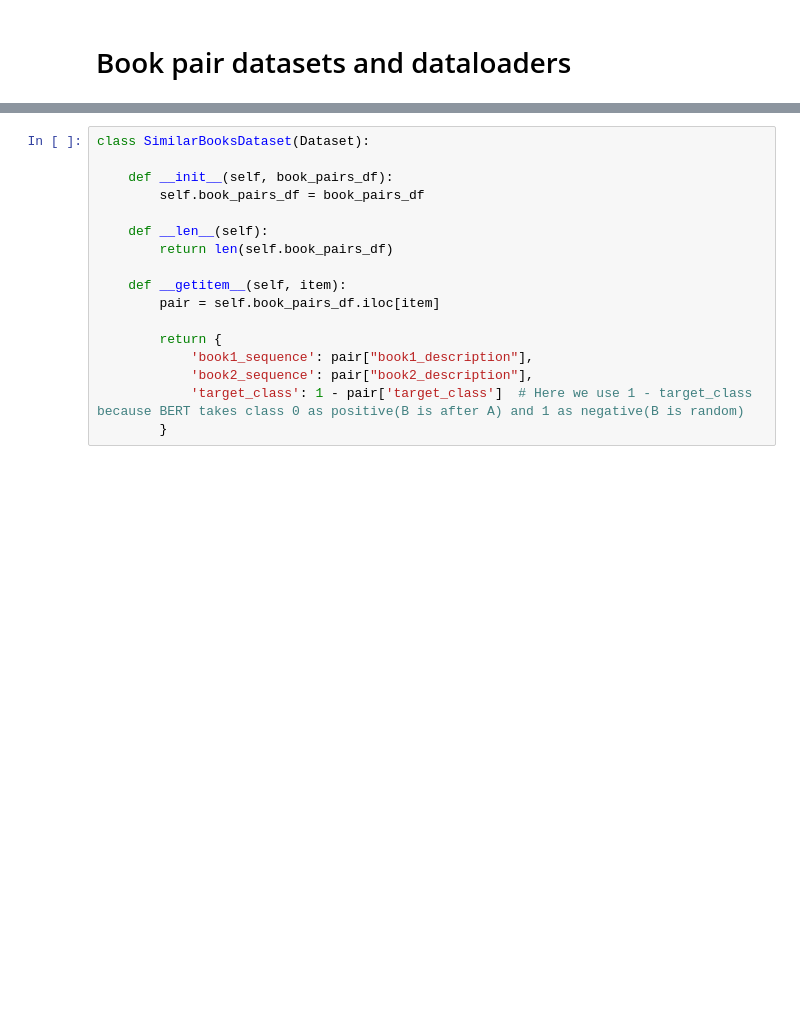
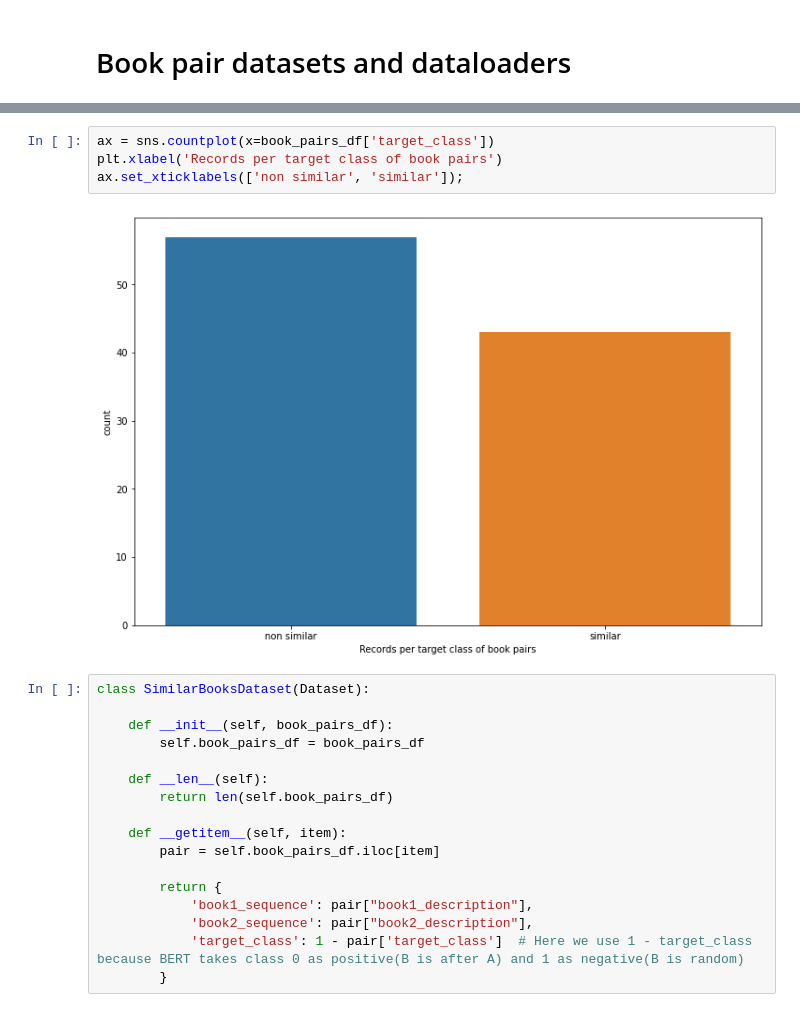
Before and after one commit to ZdravkoHvarlingov/bert-for-recommendation, a Jupyter notebook: 3_bert_for_book_similarity.ipynb, the cells around one changed output, grey strips where cells are left out. Cells and saved outputs as stored; diff of their text form; blank space fills up the shorter version.

Commit message:
Add distribution plot of the target classes for training inside bert for book similarity notebook

```diff
--- a/3_bert_for_book_similarity.ipynb
+++ b/3_bert_for_book_similarity.ipynb
@@ -58,6 +58,12 @@ book_pairs_df.head(10)
 | 7 | 7 | 21531497 | The Laughing Monsters | Denis Johnson's The Laughing Mons... | 18490553 | American Innovations: Stories | A brilliant new collection of sho... | ... |
 | 8 | 8 | 19462885 | The Adventure Continues (Adventur... | Rose and Ian were a match made in... | 25088474 | Senses Series Box Set (Senses #1-5) | This box set contains Senses Seri... | ... |
 | 9 | 9 | 31867595 | Dreaming of Love (The Bradens at ... | DREAMING OF LOVE is a USA TODAY B... | 22031611 | Man from the Sky | For seventy-three-year-old Jaime,... | ... |
+# %%
+ax = sns.countplot(x=book_pairs_df['target_class'])
+plt.xlabel('Records per target class of book pairs')
+ax.set_xticklabels(['non similar', 'similar']);
+# %% [output]
+[figure, added]
 # %%
 class SimilarBooksDataset(Dataset):
 
```
